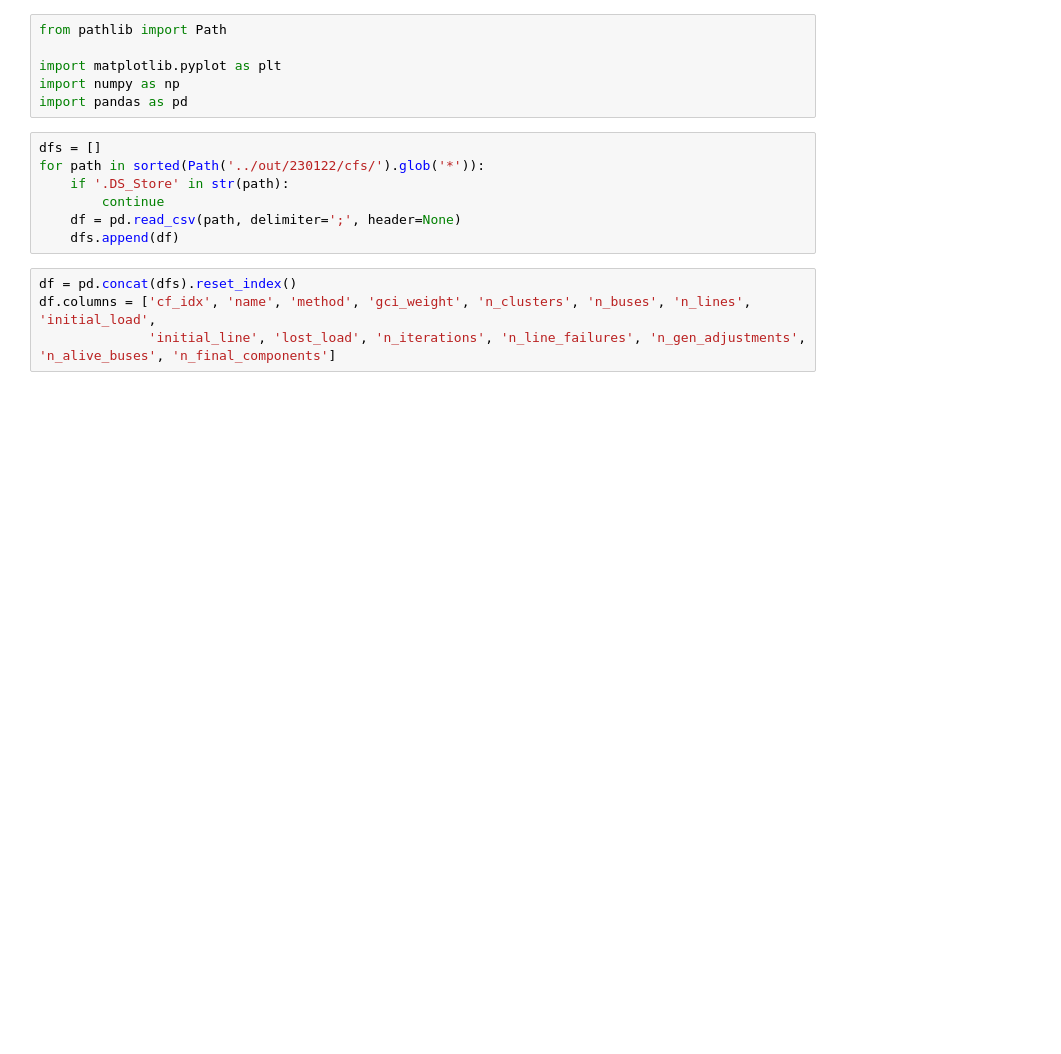
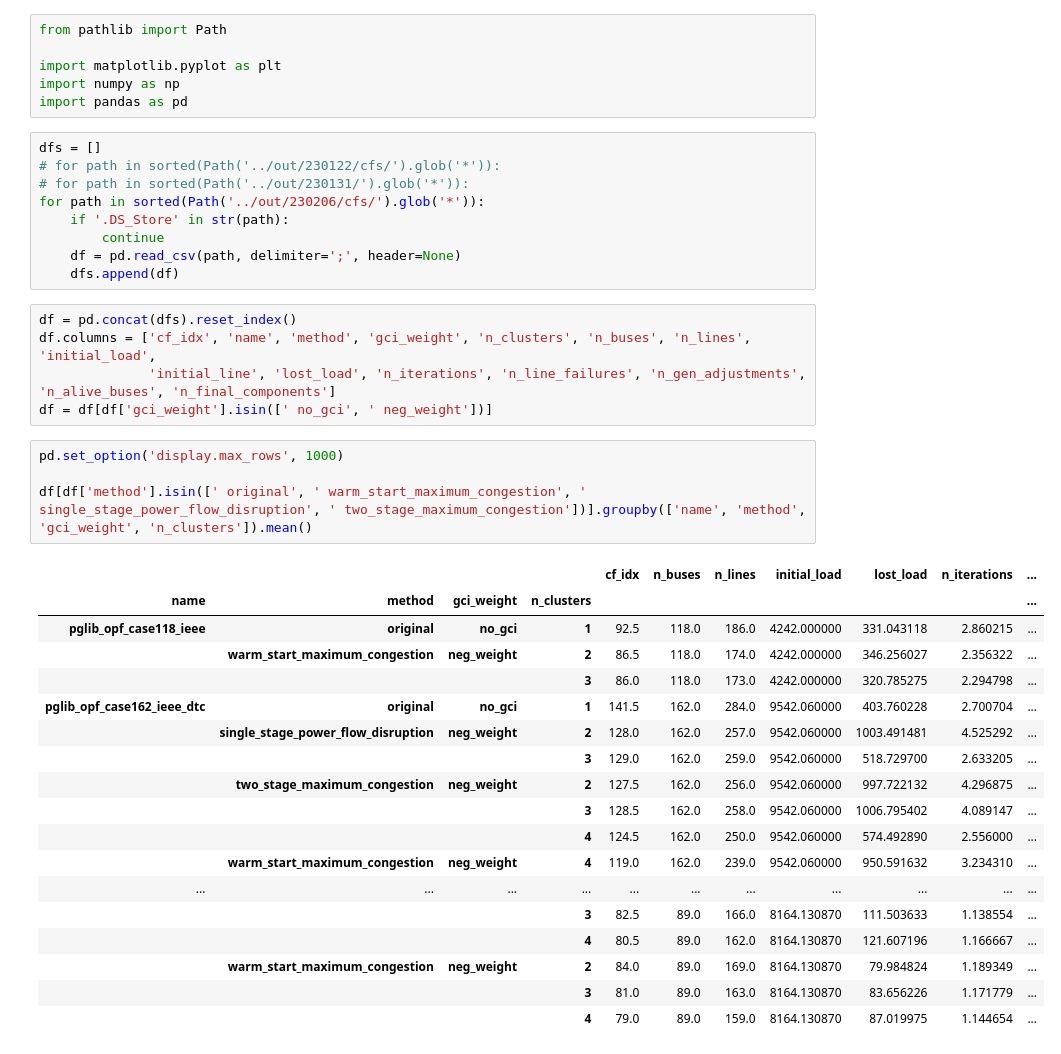
Before and after one commit to leonlan/tree-partitioning, a Jupyter notebook: notebooks/cascading-failures.ipynb, the cells around one changed output. Saved outputs shown, nothing was run; the diff lists cells and outputs as text; blank space fills up the shorter version.

```diff
--- a/notebooks/cascading-failures.ipynb
+++ b/notebooks/cascading-failures.ipynb
@@ -6,7 +6,9 @@ import numpy as np
 import pandas as pd
 # %%
 dfs = []
-for path in sorted(Path('../out/230122/cfs/').glob('*')):
+# for path in sorted(Path('../out/230122/cfs/').glob('*')):
+# for path in sorted(Path('../out/230131/').glob('*')):
+for path in sorted(Path('../out/230206/cfs/').glob('*')):
     if '.DS_Store' in str(path):
         continue
     df = pd.read_csv(path, delimiter=';', header=None)
@@ -15,3 +17,27 @@ for path in sorted(Path('../out/230122/cfs/').glob('*')):
 df = pd.concat(dfs).reset_index()
 df.columns = ['cf_idx', 'name', 'method', 'gci_weight', 'n_clusters', 'n_buses', 'n_lines', 'initial_load',
               'initial_line', 'lost_load', 'n_iterations', 'n_line_failures', 'n_gen_adjustments', 'n_alive_buses', 'n_final_components']
+df = df[df['gci_weight'].isin([' no_gci', ' neg_weight'])]
+# %%
+pd.set_option('display.max_rows', 1000)
+
+df[df['method'].isin([' original', ' warm_start_maximum_congestion', ' single_stage_power_flow_disruption', ' two_stage_maximum_congestion'])].groupby(['name', 'method', 'gci_weight', 'n_clusters']).mean()
+# %% [output]
+|  |  |  |  | cf_idx | n_buses | n_lines | initial_load | lost_load | n_iterations | ... |
+| name | method | gci_weight | n_clusters |  |  |  |  |  |  | ... |
+| pglib_opf_case118_ieee | original | no_gci | 1 | 92.5 | 118.0 | 186.0 | 4242.000000 | 331.043118 | 2.860215 | ... |
+|  | warm_start_maximum_congestion | neg_weight | 2 | 86.5 | 118.0 | 174.0 | 4242.000000 | 346.256027 | 2.356322 | ... |
+|  |  |  | 3 | 86.0 | 118.0 | 173.0 | 4242.000000 | 320.785275 | 2.294798 | ... |
+| pglib_opf_case162_ieee_dtc | original | no_gci | 1 | 141.5 | 162.0 | 284.0 | 9542.060000 | 403.760228 | 2.700704 | ... |
+|  | single_stage_power_flow_disruption | neg_weight | 2 | 128.0 | 162.0 | 257.0 | 9542.060000 | 1003.491481 | 4.525292 | ... |
+|  |  |  | 3 | 129.0 | 162.0 | 259.0 | 9542.060000 | 518.729700 | 2.633205 | ... |
+|  | two_stage_maximum_congestion | neg_weight | 2 | 127.5 | 162.0 | 256.0 | 9542.060000 | 997.722132 | 4.296875 | ... |
+|  |  |  | 3 | 128.5 | 162.0 | 258.0 | 9542.060000 | 1006.795402 | 4.089147 | ... |
+|  |  |  | 4 | 124.5 | 162.0 | 250.0 | 9542.060000 | 574.492890 | 2.556000 | ... |
+|  | warm_start_maximum_congestion | neg_weight | 4 | 119.0 | 162.0 | 239.0 | 9542.060000 | 950.591632 | 3.234310 | ... |
+| ... | ... | ... | ... | ... | ... | ... | ... | ... | ... | ... |
+|  |  |  | 3 | 82.5 | 89.0 | 166.0 | 8164.130870 | 111.503633 | 1.138554 | ... |
+|  |  |  | 4 | 80.5 | 89.0 | 162.0 | 8164.130870 | 121.607196 | 1.166667 | ... |
+|  | warm_start_maximum_congestion | neg_weight | 2 | 84.0 | 89.0 | 169.0 | 8164.130870 | 79.984824 | 1.189349 | ... |
+|  |  |  | 3 | 81.0 | 89.0 | 163.0 | 8164.130870 | 83.656226 | 1.171779 | ... |
+|  |  |  | 4 | 79.0 | 89.0 | 159.0 | 8164.130870 | 87.019975 | 1.144654 | ... |
```
Also changed, not shown: parts of 13 cells of this notebook, 4 other files.
